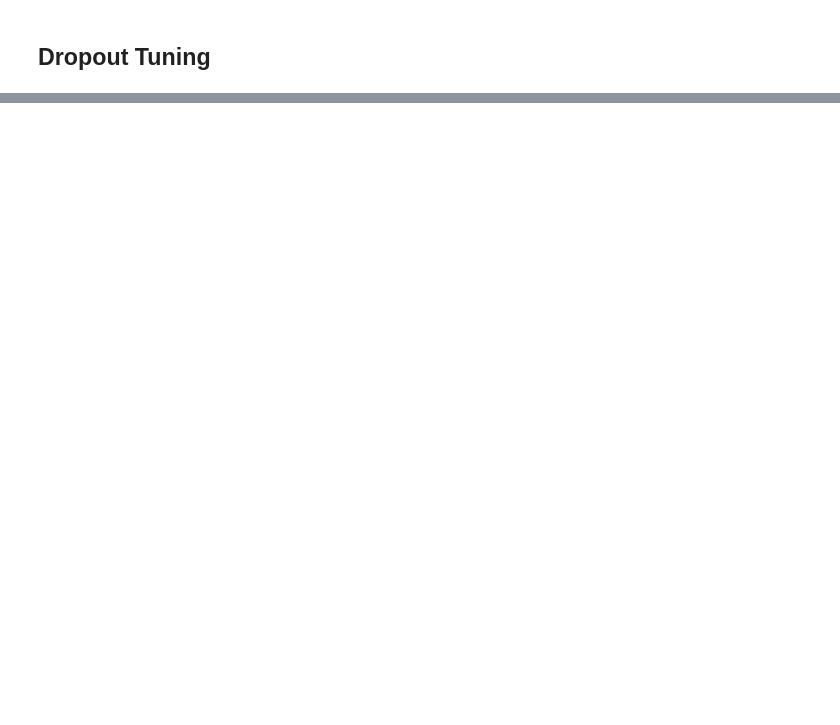
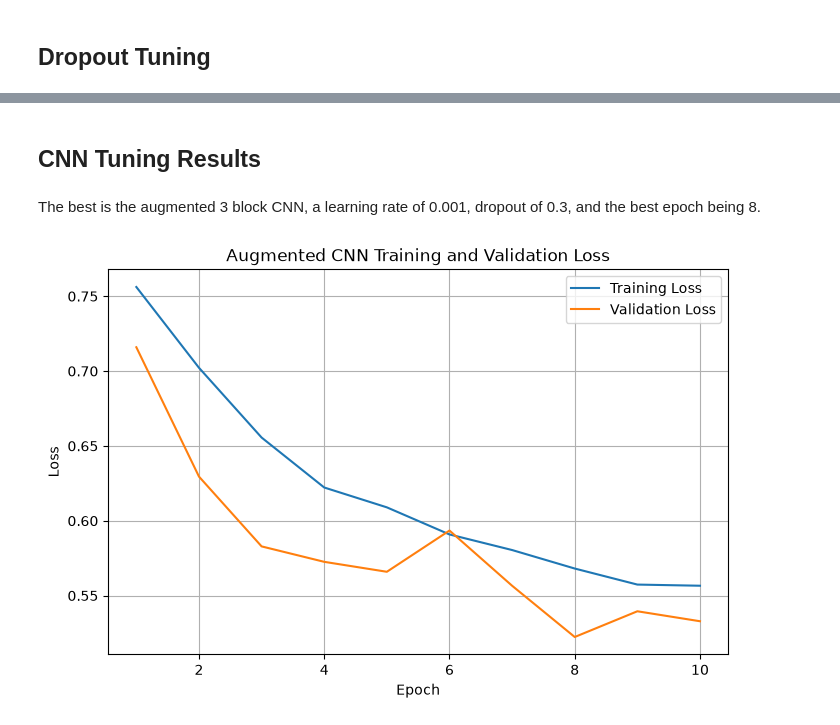
Before and after one commit to sn82978/CS184A-Project, a Jupyter notebook: Models/CNN/train_cnn.ipynb, the cells around one changed output, grey strips where cells are left out. Drawn from its saved outputs; the diff is of its cells as text; code cells hidden in the pictures; blank space fills up the shorter version.

Commit message:
done with CNN and hyperparameter tuning

```diff
--- a/Models/CNN/train_cnn.ipynb
+++ b/Models/CNN/train_cnn.ipynb
@@ -668,0 +865,20 @@ Best Epoch: 8
+# %% [markdown]
+## CNN Tuning Results
+# %% [markdown]
+The best is the augmented 3 block CNN, a learning rate of 0.001, dropout of 0.3, and the best epoch being 8.
+# %%
+epochs = range(1, EPOCHS + 1)
+
+plt.figure(figsize=(8, 5))
+
+plt.plot(epochs, aug_train_losses, label="Training Loss")
+plt.plot(epochs, aug_val_losses, label="Validation Loss")
+
+plt.xlabel("Epoch")
+plt.ylabel("Loss")
+plt.title("Augmented CNN Training and Validation Loss")
+plt.legend()
+plt.grid(True)
+plt.show()
+# %% [output]
+[figure, added]
```
Also changed, not shown: parts of 17 cells of this notebook, 2 other files.
